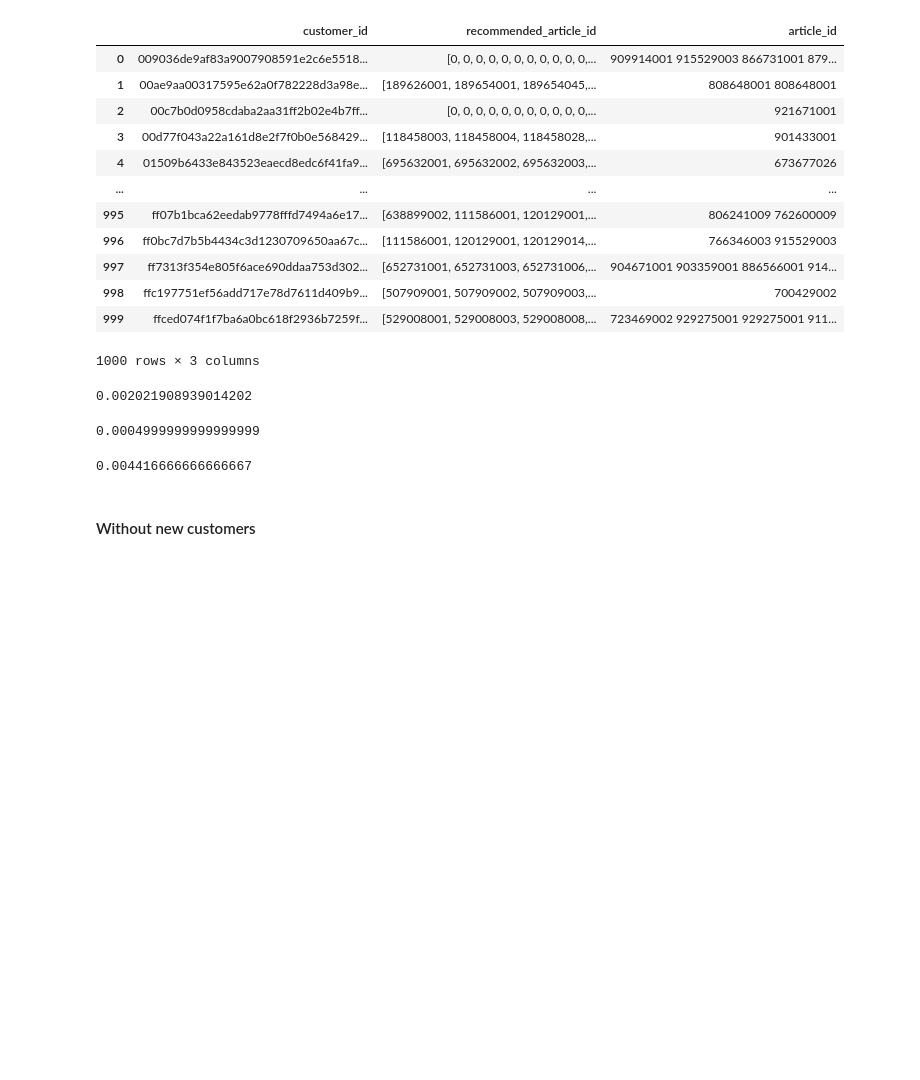
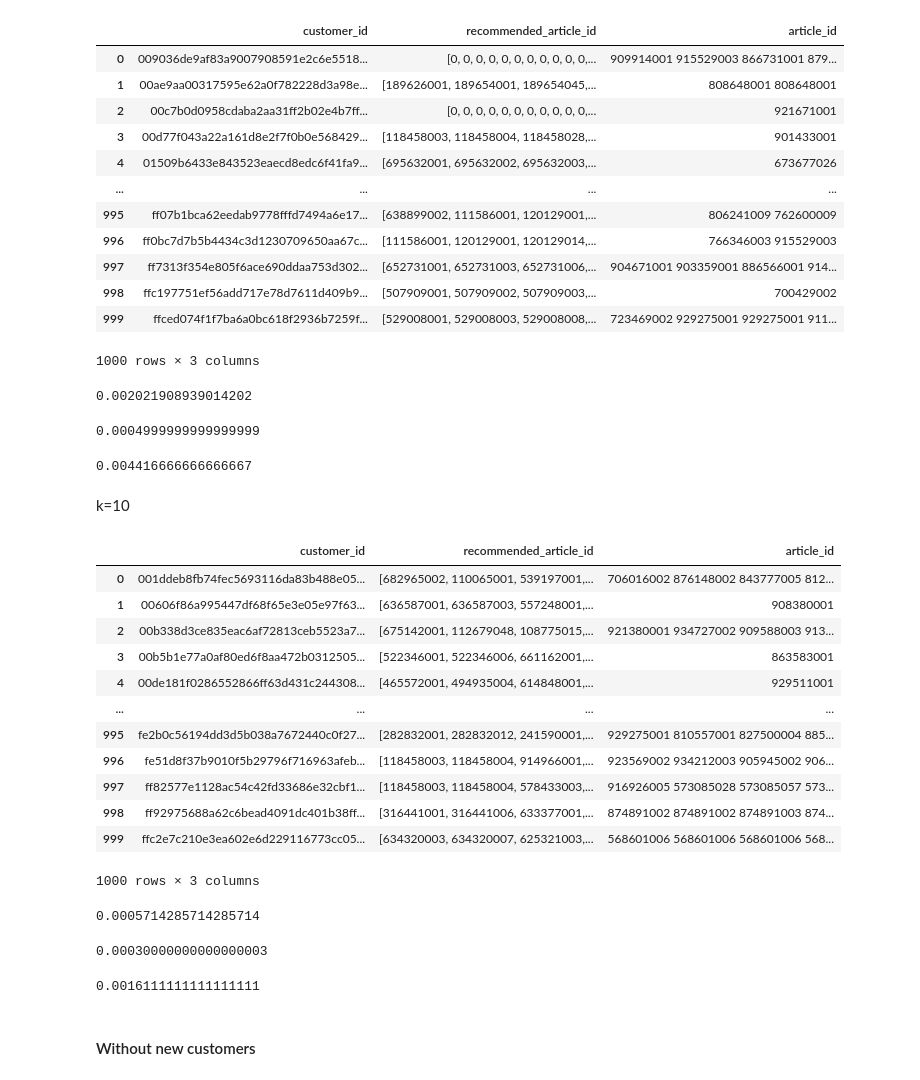
Before and after one commit to aindrila28/recommender_systems, a Jupyter notebook: Non-personalised.ipynb, the cells around one changed output. Drawn from its saved outputs; the diff is of its cells as text; code cells hidden in the pictures; blank space fills up the shorter version.

```diff
--- a/Non-personalised.ipynb
+++ b/Non-personalised.ipynb
@@ -675,3 +740,34 @@ r_score = avg_recall(actual, predicted)
 r_score
 # %% [output]
 0.004416666666666667
+# %% [markdown]
+k=10
+# %%
+k=10
+cust_ids = list(test_df['customer_id'])
+content_based_recs = content_based(5, k, cust_ids, articles_product_code_df, articles_product_type_df)
+# %%
+customer_ids = []
+recommended_article_ids = []
+for k in content_based_recs:
+    customer_ids.append(k)
+    recommended_article_ids.append(content_based_recs[k])
+content_based_recommendations = pd.DataFrame(zip(customer_ids, recommended_article_ids))
+content_based_recommendations.columns = ['customer_id', 'recommended_article_id']
+# %%
+actual_predicted_df = pd.merge(content_based_recommendations, test_df, on='customer_id')
+actual_predicted_df
+# %% [output]
+|  | customer_id | recommended_article_id | article_id |
+| 0 | 001ddeb8fb74fec5693116da83b488e05... | [682965002, 110065001, 539197001,... | 706016002 876148002 843777005 812... |
+| 1 | 00606f86a995447df68f65e3e05e97f63... | [636587001, 636587003, 557248001,... | 908380001 |
+| 2 | 00b338d3ce835eac6af72813ceb5523a7... | [675142001, 112679048, 108775015,... | 921380001 934727002 909588003 913... |
+| 3 | 00b5b1e77a0af80ed6f8aa472b0312505... | [522346001, 522346006, 661162001,... | 863583001 |
+| 4 | 00de181f0286552866ff63d431c244308... | [465572001, 494935004, 614848001,... | 929511001 |
+| ... | ... | ... | ... |
+| 995 | fe2b0c56194dd3d5b038a7672440c0f27... | [282832001, 282832012, 241590001,... | 929275001 810557001 827500004 885... |
+| 996 | fe51d8f37b9010f5b29796f716963afeb... | [118458003, 118458004, 914966001,... | 923569002 934212003 905945002 906... |
+| 997 | ff82577e1128ac54c42fd33686e32cbf1... | [118458003, 118458004, 578433003,... | 916926005 573085028 573085057 573... |
+| 998 | ff92975688a62c6bead4091dc401b38ff... | [316441001, 316441006, 633377001,... | 874891002 874891002 874891003 874... |
+| 999 | ffc2e7c210e3ea602e6d229116773cc05... | [634320003, 634320007, 625321003,... | 568601006 568601006 568601006 568... |
+1000 rows × 3 columns
@@ -678,2 +787,17 @@ r_score
+# %%
+map_cb = mapk(actual, predicted, k)
+map_cb
+# %% [output]
+0.0005714285714285714
+# %%
+p_score = avg_precision(actual, predicted)
+p_score
+# %% [output]
+0.00030000000000000003
+# %%
+r_score = avg_recall(actual, predicted)
+r_score
+# %% [output]
+0.0016111111111111111
 # %% [markdown]
 #### Without new customers
```
Also changed, not shown: parts of 73 cells of this notebook.
